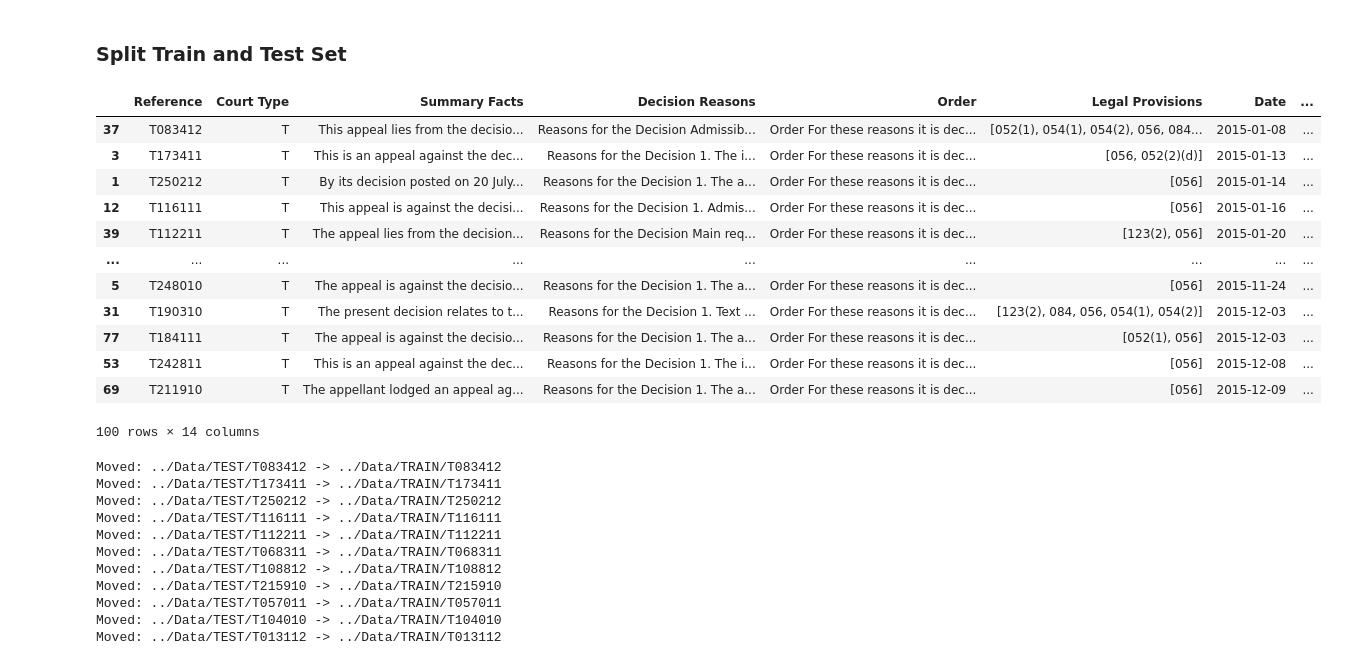
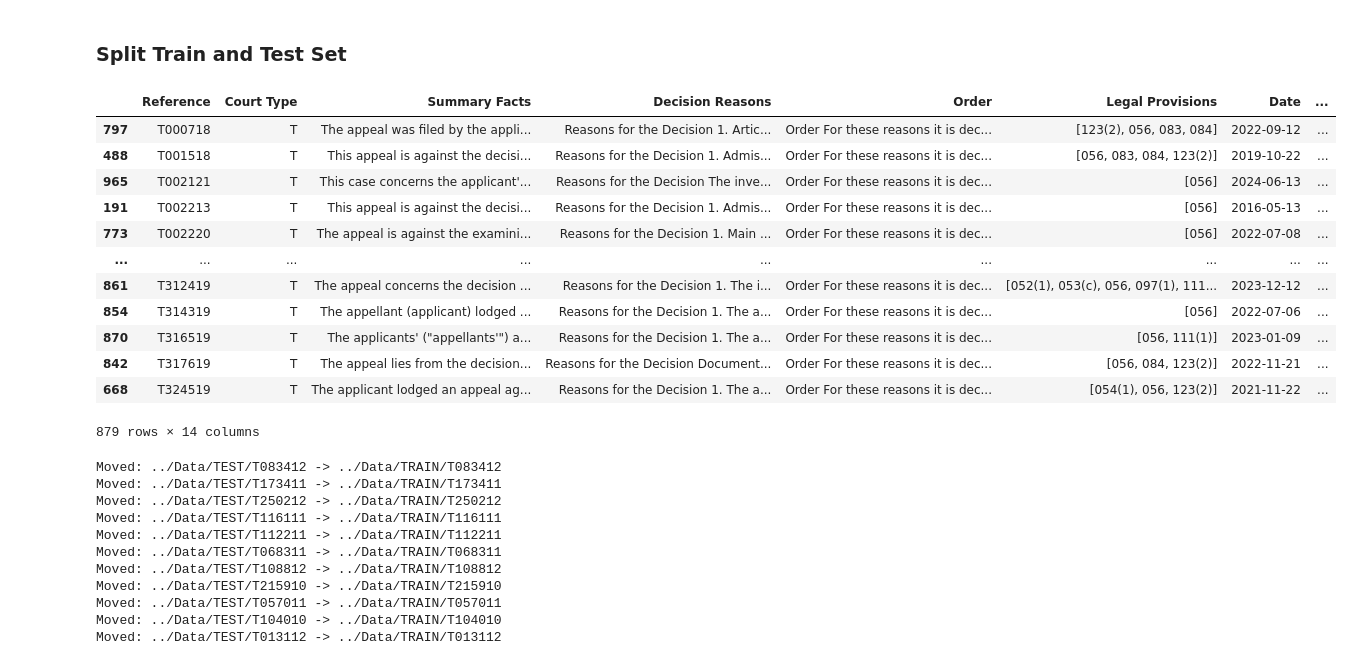
Before and after one commit to dahrb/Inventive_Step_ADM, a Jupyter notebook: Data/data_prep.ipynb, the cells around one changed output. Cells and saved outputs as stored; diff of their text form; code cells hidden in the pictures.

```diff
--- a/Data/data_prep.ipynb
+++ b/Data/data_prep.ipynb
@@ -251,22 +251,25 @@ train_data.to_pickle('train_data_Inv_Step.pkl')
 # %%
 len(test_data)
 test_data.to_pickle('test_data_Inv_Step.pkl')
+# %%
+import pandas as pd
+test_data = pd.read_pickle('test_data_Inv_Step.pkl')
 # %%
-train_data
+test_data
 # %% [output]
 |  | Reference | Court Type | Summary Facts | Decision Reasons | Order | Legal Provisions | Date | ... |
-| 37 | T083412 | T | This appeal lies from the decisio... | Reasons for the Decision Admissib... | Order For these reasons it is dec... | [052(1), 054(1), 054(2), 056, 084... | 2015-01-08 | ... |
-| 3 | T173411 | T | This is an appeal against the dec... | Reasons for the Decision 1. The i... | Order For these reasons it is dec... | [056, 052(2)(d)] | 2015-01-13 | ... |
-| 1 | T250212 | T | By its decision posted on 20 July... | Reasons for the Decision 1. The a... | Order For these reasons it is dec... | [056] | 2015-01-14 | ... |
-| 12 | T116111 | T | This appeal is against the decisi... | Reasons for the Decision 1. Admis... | Order For these reasons it is dec... | [056] | 2015-01-16 | ... |
-| 39 | T112211 | T | The appeal lies from the decision... | Reasons for the Decision Main req... | Order For these reasons it is dec... | [123(2), 056] | 2015-01-20 | ... |
+| 797 | T000718 | T | The appeal was filed by the appli... | Reasons for the Decision 1. Artic... | Order For these reasons it is dec... | [123(2), 056, 083, 084] | 2022-09-12 | ... |
+| 488 | T001518 | T | This appeal is against the decisi... | Reasons for the Decision 1. Admis... | Order For these reasons it is dec... | [056, 083, 084, 123(2)] | 2019-10-22 | ... |
+| 965 | T002121 | T | This case concerns the applicant'... | Reasons for the Decision The inve... | Order For these reasons it is dec... | [056] | 2024-06-13 | ... |
+| 191 | T002213 | T | This appeal is against the decisi... | Reasons for the Decision 1. Admis... | Order For these reasons it is dec... | [056] | 2016-05-13 | ... |
+| 773 | T002220 | T | The appeal is against the examini... | Reasons for the Decision 1. Main ... | Order For these reasons it is dec... | [056] | 2022-07-08 | ... |
 | ... | ... | ... | ... | ... | ... | ... | ... | ... |
-| 5 | T248010 | T | The appeal is against the decisio... | Reasons for the Decision 1. The a... | Order For these reasons it is dec... | [056] | 2015-11-24 | ... |
-| 31 | T190310 | T | The present decision relates to t... | Reasons for the Decision 1. Text ... | Order For these reasons it is dec... | [123(2), 084, 056, 054(1), 054(2)] | 2015-12-03 | ... |
-| 77 | T184111 | T | The appeal is against the decisio... | Reasons for the Decision 1. The a... | Order For these reasons it is dec... | [052(1), 056] | 2015-12-03 | ... |
-| 53 | T242811 | T | This is an appeal against the dec... | Reasons for the Decision 1. The i... | Order For these reasons it is dec... | [056] | 2015-12-08 | ... |
-| 69 | T211910 | T | The appellant lodged an appeal ag... | Reasons for the Decision 1. The a... | Order For these reasons it is dec... | [056] | 2015-12-09 | ... |
+| 861 | T312419 | T | The appeal concerns the decision ... | Reasons for the Decision 1. The i... | Order For these reasons it is dec... | [052(1), 053(c), 056, 097(1), 111... | 2023-12-12 | ... |
+| 854 | T314319 | T | The appellant (applicant) lodged ... | Reasons for the Decision 1. The a... | Order For these reasons it is dec... | [056] | 2022-07-06 | ... |
+| 870 | T316519 | T | The applicants' ("appellants'") a... | Reasons for the Decision 1. The a... | Order For these reasons it is dec... | [056, 111(1)] | 2023-01-09 | ... |
+| 842 | T317619 | T | The appeal lies from the decision... | Reasons for the Decision Document... | Order For these reasons it is dec... | [056, 084, 123(2)] | 2022-11-21 | ... |
+| 668 | T324519 | T | The applicant lodged an appeal ag... | Reasons for the Decision 1. The a... | Order For these reasons it is dec... | [054(1), 056, 123(2)] | 2021-11-22 | ... |
-100 rows × 14 columns
+879 rows × 14 columns
 # %%
 TEST_DIR = "../Data/TEST"
 TRAIN_DIR = "../Data/TRAIN"
```
Also changed, not shown: parts of 3 cells of this notebook, 14 other files.
